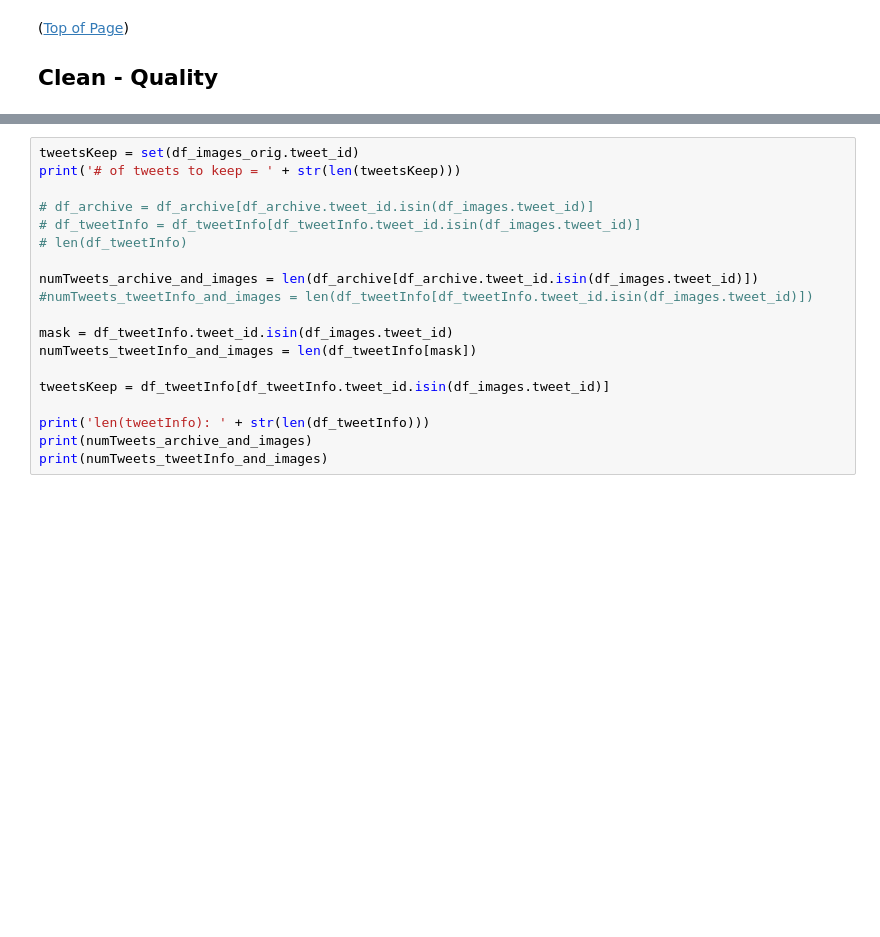
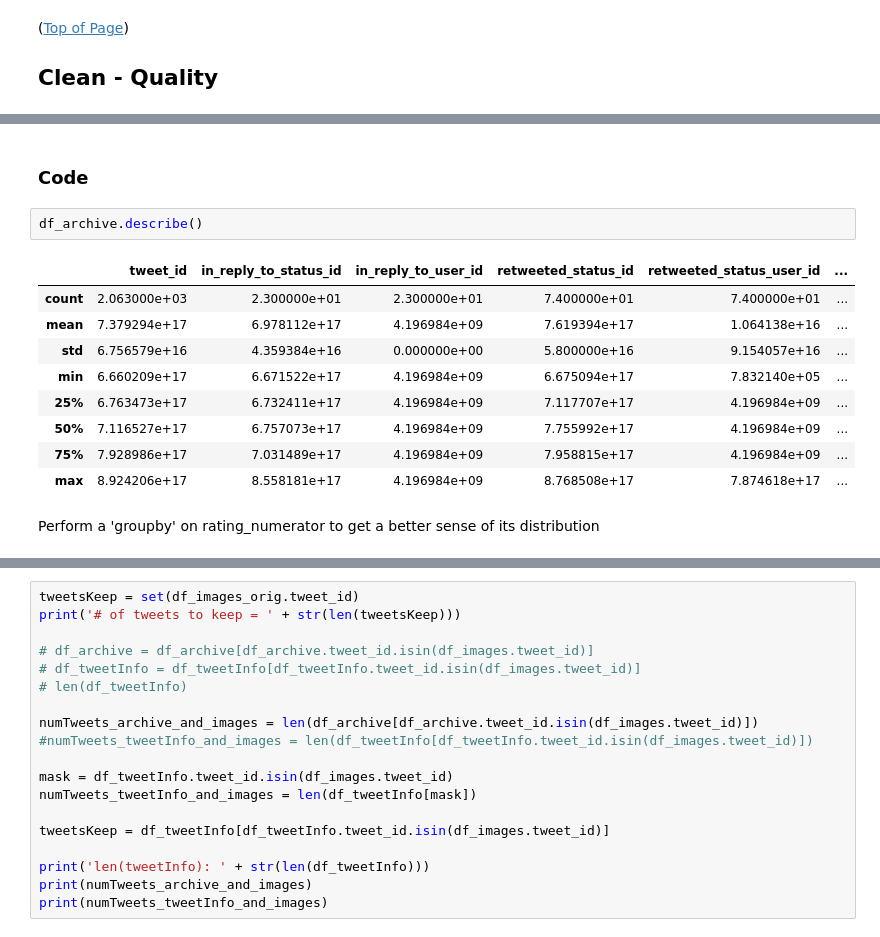
Before and after one commit to ldemastersmith/GoodDoggo, a Jupyter notebook: wrangle_act.ipynb, the cells around one changed output, grey strips where cells are left out. Saved outputs shown, nothing was run; the diff lists cells and outputs as text; blank space fills up the shorter version.

```diff
--- a/wrangle_act.ipynb
+++ b/wrangle_act.ipynb
@@ -776,0 +803,16 @@ df_tweetInfo_orig = df_tweetInfo.copy(deep=True)
+# %% [markdown]
+### Code
+# %%
+df_archive.describe()
+# %% [output]
+|  | tweet_id | in_reply_to_status_id | in_reply_to_user_id | retweeted_status_id | retweeted_status_user_id | ... |
+| count | 2.063000e+03 | 2.300000e+01 | 2.300000e+01 | 7.400000e+01 | 7.400000e+01 | ... |
+| mean | 7.379294e+17 | 6.978112e+17 | 4.196984e+09 | 7.619394e+17 | 1.064138e+16 | ... |
+| std | 6.756579e+16 | 4.359384e+16 | 0.000000e+00 | 5.800000e+16 | 9.154057e+16 | ... |
+| min | 6.660209e+17 | 6.671522e+17 | 4.196984e+09 | 6.675094e+17 | 7.832140e+05 | ... |
+| 25% | 6.763473e+17 | 6.732411e+17 | 4.196984e+09 | 7.117707e+17 | 4.196984e+09 | ... |
+| 50% | 7.116527e+17 | 6.757073e+17 | 4.196984e+09 | 7.755992e+17 | 4.196984e+09 | ... |
+| 75% | 7.928986e+17 | 7.031489e+17 | 4.196984e+09 | 7.958815e+17 | 4.196984e+09 | ... |
+| max | 8.924206e+17 | 8.558181e+17 | 4.196984e+09 | 8.768508e+17 | 7.874618e+17 | ... |
+# %% [markdown]
+Perform a 'groupby' on rating_numerator to get a better sense of its distribution
```
Also changed, not shown: parts of 28 cells of this notebook.
